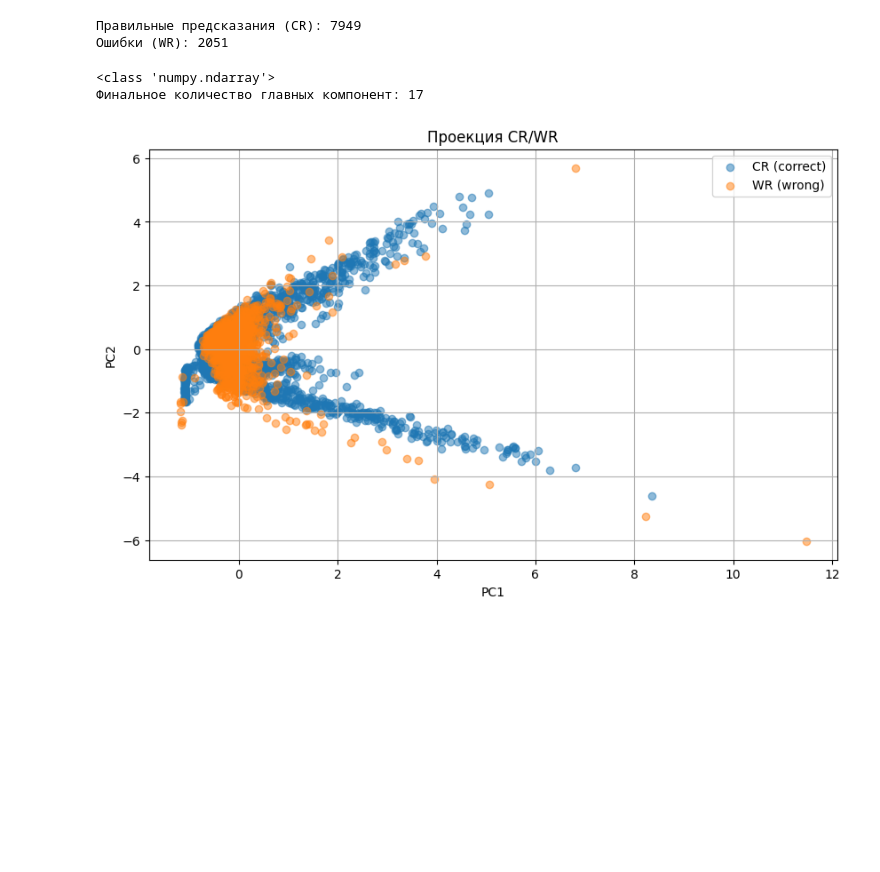
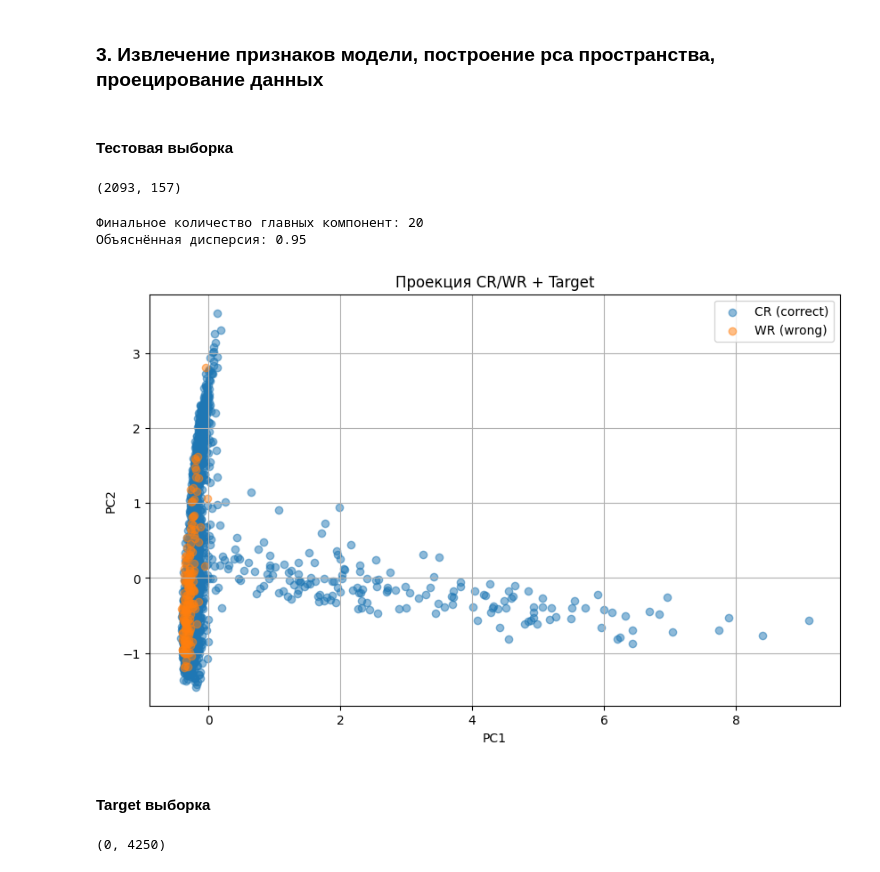
Before and after one commit to MinIN-git/ErrorCorrector, a Jupyter notebook: main.ipynb, the cells around one changed output. Saved outputs shown, nothing was run; the diff lists cells and outputs as text; code cells hidden in the pictures; blank space fills up the shorter version.

```diff
--- a/main.ipynb
+++ b/main.ipynb
@@ -24,0 +75,12 @@ os.makedirs("./figures", exist_ok=True)
+# %%
+resnet = ResNet18(
+        train_loader=train_loader,
+        val_loader=val_loader,
+        test_loader=test_loader,
+        device=device,
+        learning_rate=0.001,
+        num_epochs=10,
+        weights="./models/resnet18_cifar10_without3.pth"
+    )
+
+# history = resnet.train()
@@ -25,27 +101,40 @@ os.makedirs("./figures", exist_ok=True)
+# %% [markdown]
+### 3. Извлечение признаков модели, построение pca пространства, проецирование данных
+# %% [markdown]
+#### Тестовая выборка
+# %%
+features, labels, correct_preds = resnet.extract_features(test_loader)
+
+CR = features[correct_preds == 1]
+WR = features[correct_preds == 0]
+
+
+len(CR), len(WR)
+# %% [output]
+(2093, 157)
+# %%
+all_train = np.vstack((CR, WR))
+pca = PCATransformer(whiten=True)
+pca.fit(all_train)
+
+
+CR_p = pca.transform(CR)
+WR_p = pca.transform(WR)
+
+
+plot_pca_projection(CR_p, WR_p)
+# %% [output]
+Финальное количество главных компонент: 20
+Объяснённая дисперсия: 0.95
+[figure, added]
+# %% [markdown]
+#### Target выборка
 # %%
-prep = Preprocessing(
-    weigths_path="models/weights_resnet18.pth",
-    data_path="./data"
-)
+features_target_train, labels_target_train, correct_preds_target_train = resnet.extract_features(train_target_loader)
 
-train_CR, test_CR, train_WR, test_WR = prep.get_data()
+CR_train_target = features_target_train[correct_preds_target_train == 1]
+WR_train_target = features_target_train[correct_preds_target_train == 0]
+
+len(CR_train_target), len(WR_train_target)
 # %% [output]
-Правильные предсказания (CR): 7949
-Ошибки (WR): 2051
+(0, 4250)
-# %%
-all_train = np.vstack((train_CR, train_WR))
-pca = PCATransformer(n_components='auto', whiten=True)
-pca.fit(all_train)
-
-
-train_CR_pca = pca.transform(train_CR)
-train_WR_pca = pca.transform(train_WR)
-test_CR_pca = pca.transform(test_CR)
-test_WR_pca = pca.transform(test_WR)
-# %% [output]
-<class 'numpy.ndarray'>
-Финальное количество главных компонент: 17
-# %%
-draw_pca_projection(train_CR_pca, train_WR_pca, save=True)
-# %% [output]
-[figure, removed]
```
Also changed, not shown: parts of 25 cells of this notebook, 6 other files.
